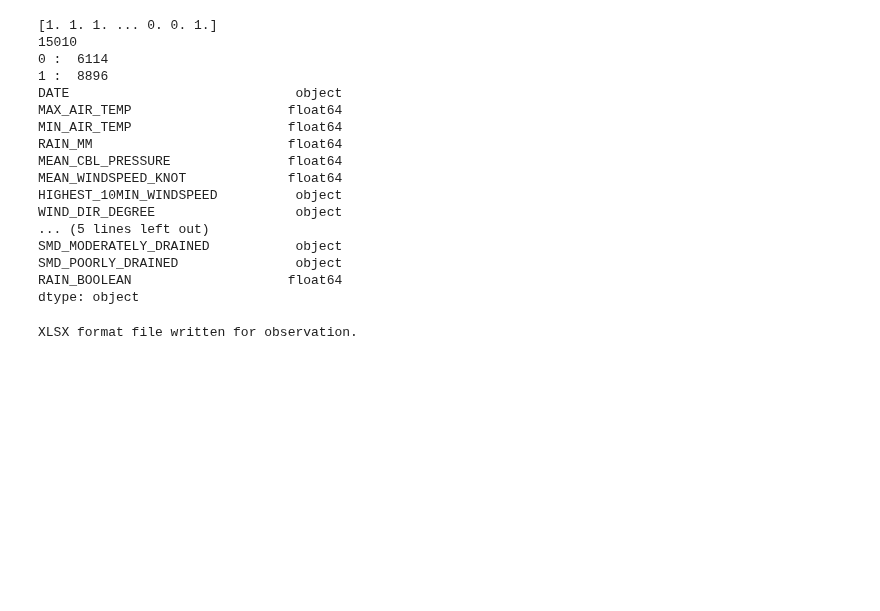
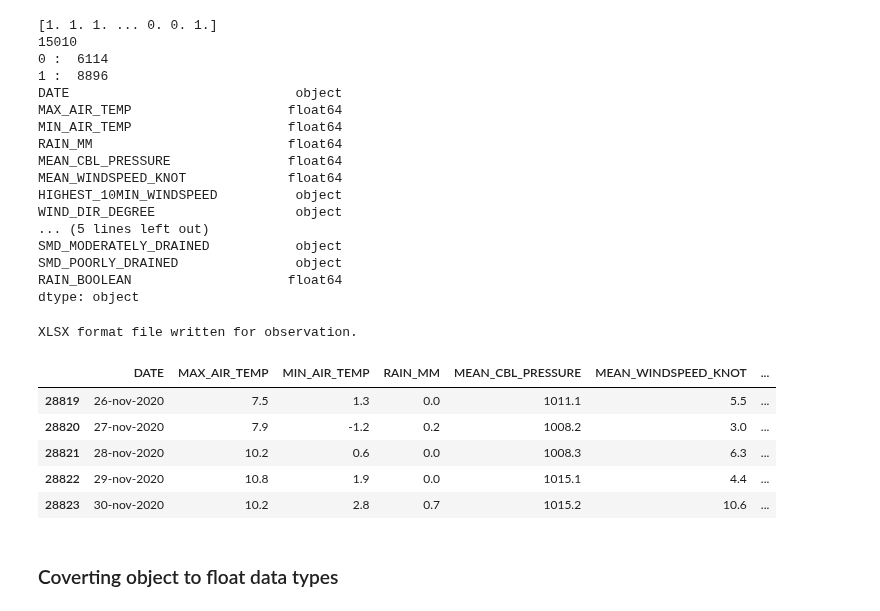
Before and after one commit to siddhesh21/Dublin-Rainfall-Analysis-Predictions, a Jupyter notebook: final_assignment/ML_final_assignment.ipynb, the cells around one changed output. Saved outputs shown, nothing was run; the diff lists cells and outputs as text; code cells hidden in the pictures; blank space fills up the shorter version.

```diff
--- a/final_assignment/ML_final_assignment.ipynb
+++ b/final_assignment/ML_final_assignment.ipynb
@@ -163,3 +170,14 @@ read_data.to_excel("data_rough.xlsx")
 print("XLSX format file written for observation.")
 # %% [output]
 XLSX format file written for observation.
+# %%
+read_data.tail(5)
+# %% [output]
+|  | DATE | MAX_AIR_TEMP | MIN_AIR_TEMP | RAIN_MM | MEAN_CBL_PRESSURE | MEAN_WINDSPEED_KNOT | ... |
+| 28819 | 26-nov-2020 | 7.5 | 1.3 | 0.0 | 1011.1 | 5.5 | ... |
+| 28820 | 27-nov-2020 | 7.9 | -1.2 | 0.2 | 1008.2 | 3.0 | ... |
+| 28821 | 28-nov-2020 | 10.2 | 0.6 | 0.0 | 1008.3 | 6.3 | ... |
+| 28822 | 29-nov-2020 | 10.8 | 1.9 | 0.0 | 1015.1 | 4.4 | ... |
+| 28823 | 30-nov-2020 | 10.2 | 2.8 | 0.7 | 1015.2 | 10.6 | ... |
+# %% [markdown]
+### Coverting object to float data types
```
Also changed, not shown: parts of 4 cells of this notebook.
